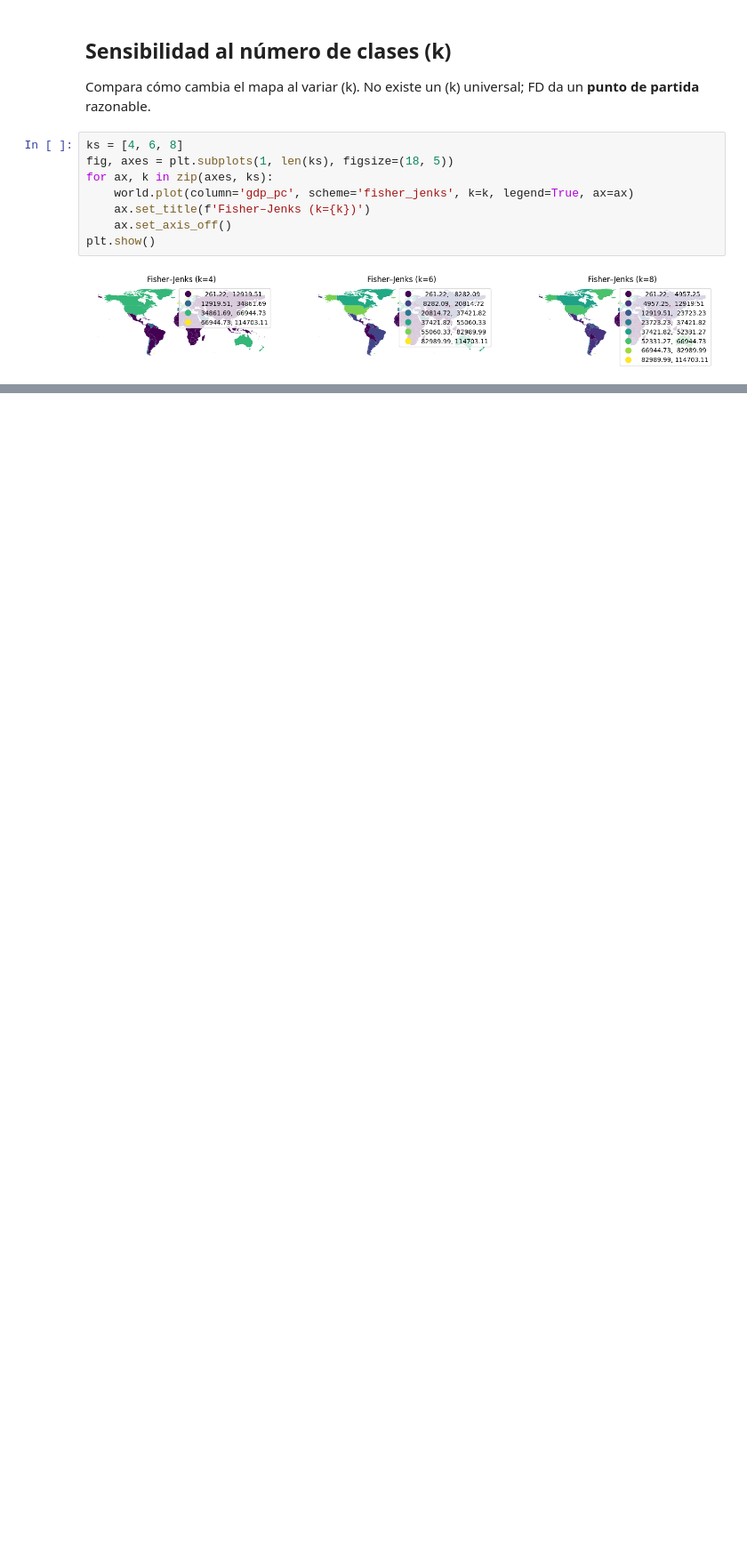
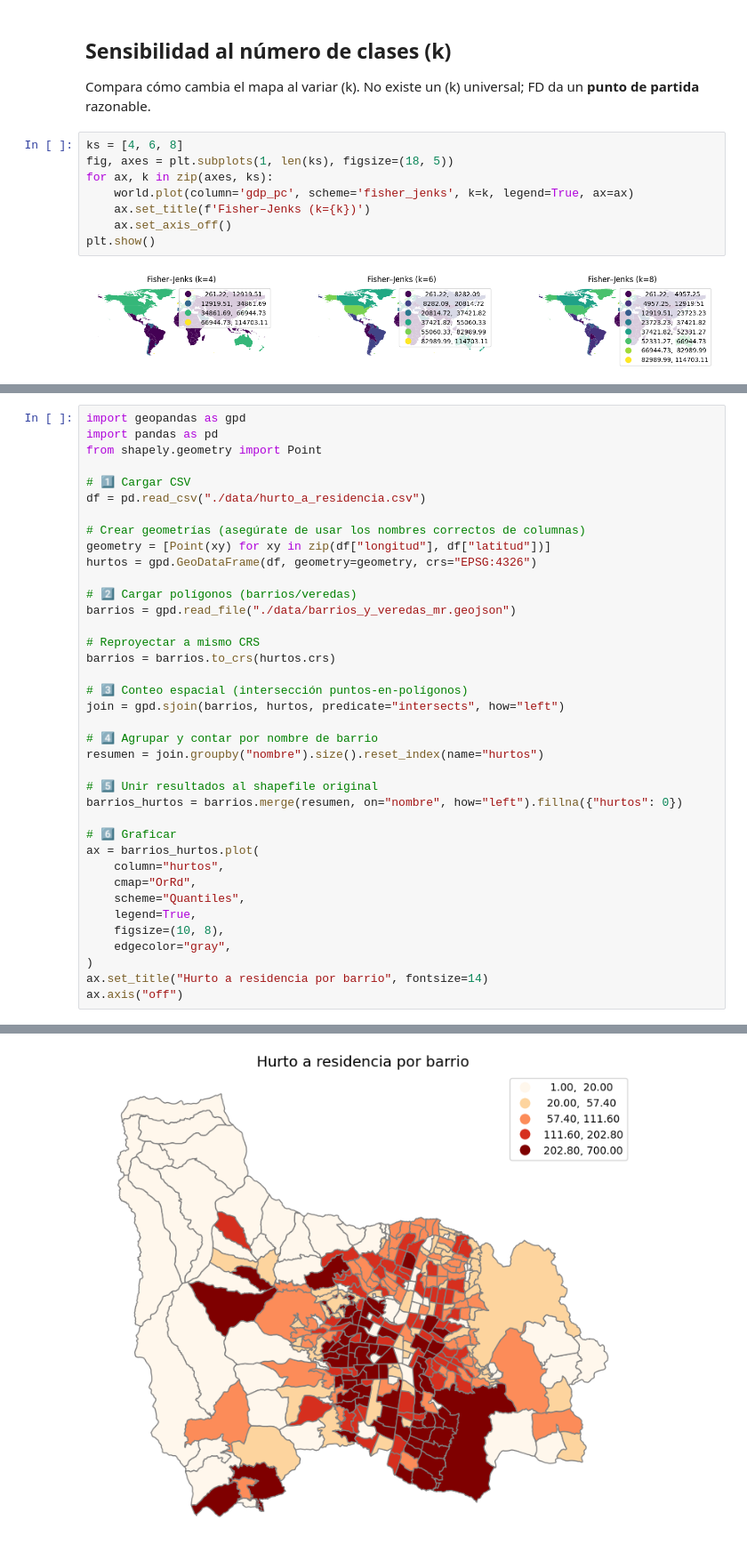
Before and after one commit to jdavidortega/Geographic_Data_Science_with_Python, a Jupyter notebook: Geospatial/choropleth_es.ipynb, the cells around one changed output, grey strips where cells are left out. Shown at 89% size. Drawn from its saved outputs; the diff is of its cells as text; blank space fills up the shorter version.

```diff
--- a/Geospatial/choropleth_es.ipynb
+++ b/Geospatial/choropleth_es.ipynb
@@ -168,0 +171,39 @@ plt.show()
+# %%
+import geopandas as gpd
+import pandas as pd
+from shapely.geometry import Point
+
+# 1️⃣ Cargar CSV
+df = pd.read_csv("./data/hurto_a_residencia.csv")
+
+# Crear geometrías (asegúrate de usar los nombres correctos de columnas)
+geometry = [Point(xy) for xy in zip(df["longitud"], df["latitud"])]
+hurtos = gpd.GeoDataFrame(df, geometry=geometry, crs="EPSG:4326")
+
+# 2️⃣ Cargar polígonos (barrios/veredas)
+barrios = gpd.read_file("./data/barrios_y_veredas_mr.geojson")
+
+# Reproyectar a mismo CRS
+barrios = barrios.to_crs(hurtos.crs)
+
+# 3️⃣ Conteo espacial (intersección puntos-en-polígonos)
+join = gpd.sjoin(barrios, hurtos, predicate="intersects", how="left")
+
+# 4️⃣ Agrupar y contar por nombre de barrio
+resumen = join.groupby("nombre").size().reset_index(name="hurtos")
+
+# 5️⃣ Unir resultados al shapefile original
+barrios_hurtos = barrios.merge(resumen, on="nombre", how="left").fillna({"hurtos": 0})
+
+# 6️⃣ Graficar
+ax = barrios_hurtos.plot(
+    column="hurtos",
+    cmap="OrRd",
+    scheme="Quantiles",
+    legend=True,
+    figsize=(10, 8),
+    edgecolor="gray",
+)
+ax.set_title("Hurto a residencia por barrio", fontsize=14)
+ax.axis("off")
+# %% [output]
@@ -168,0 +211 @@ plt.show()
+[figure, added]
```
Also changed, not shown: parts of 2 cells of this notebook, 4 other files.
